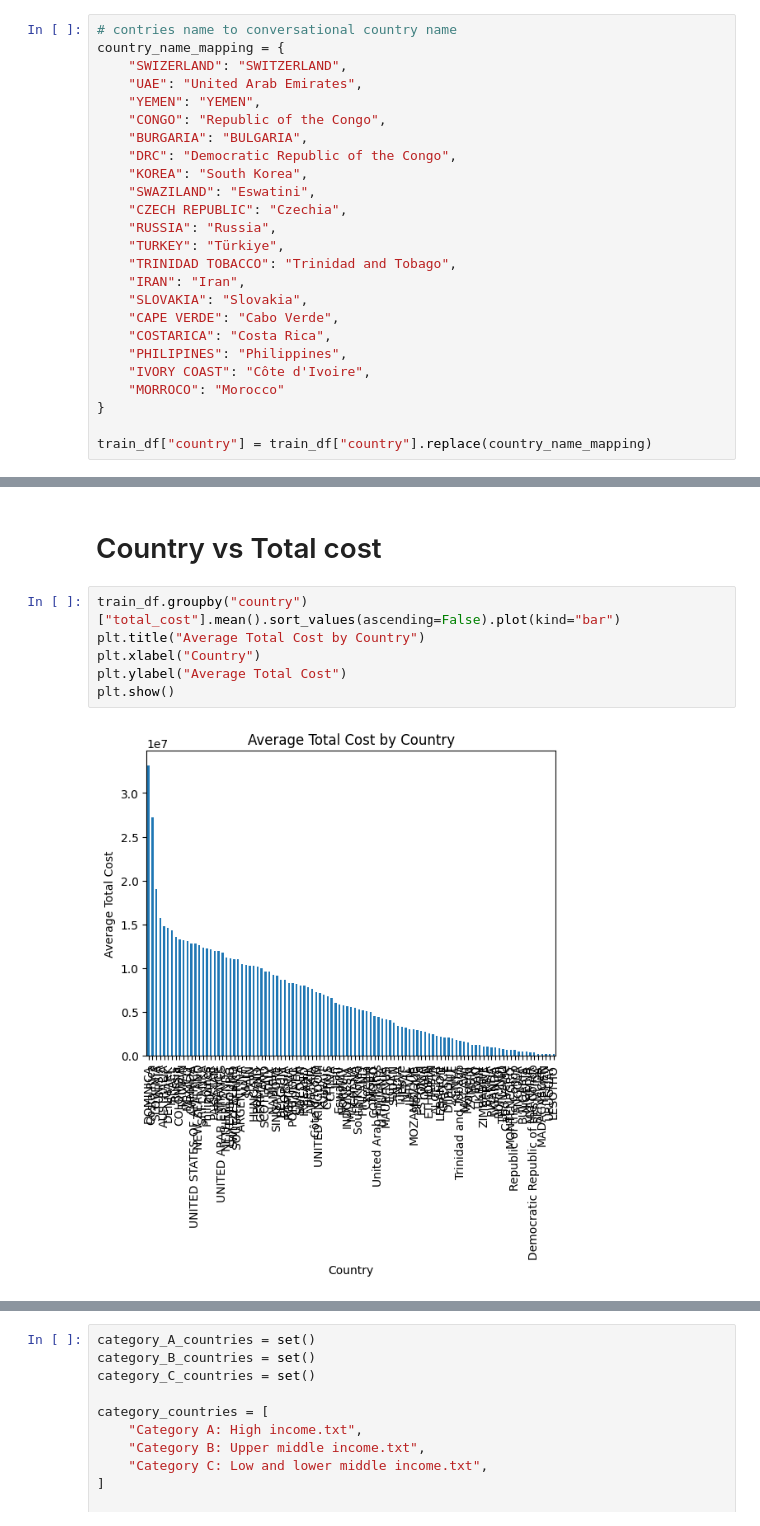
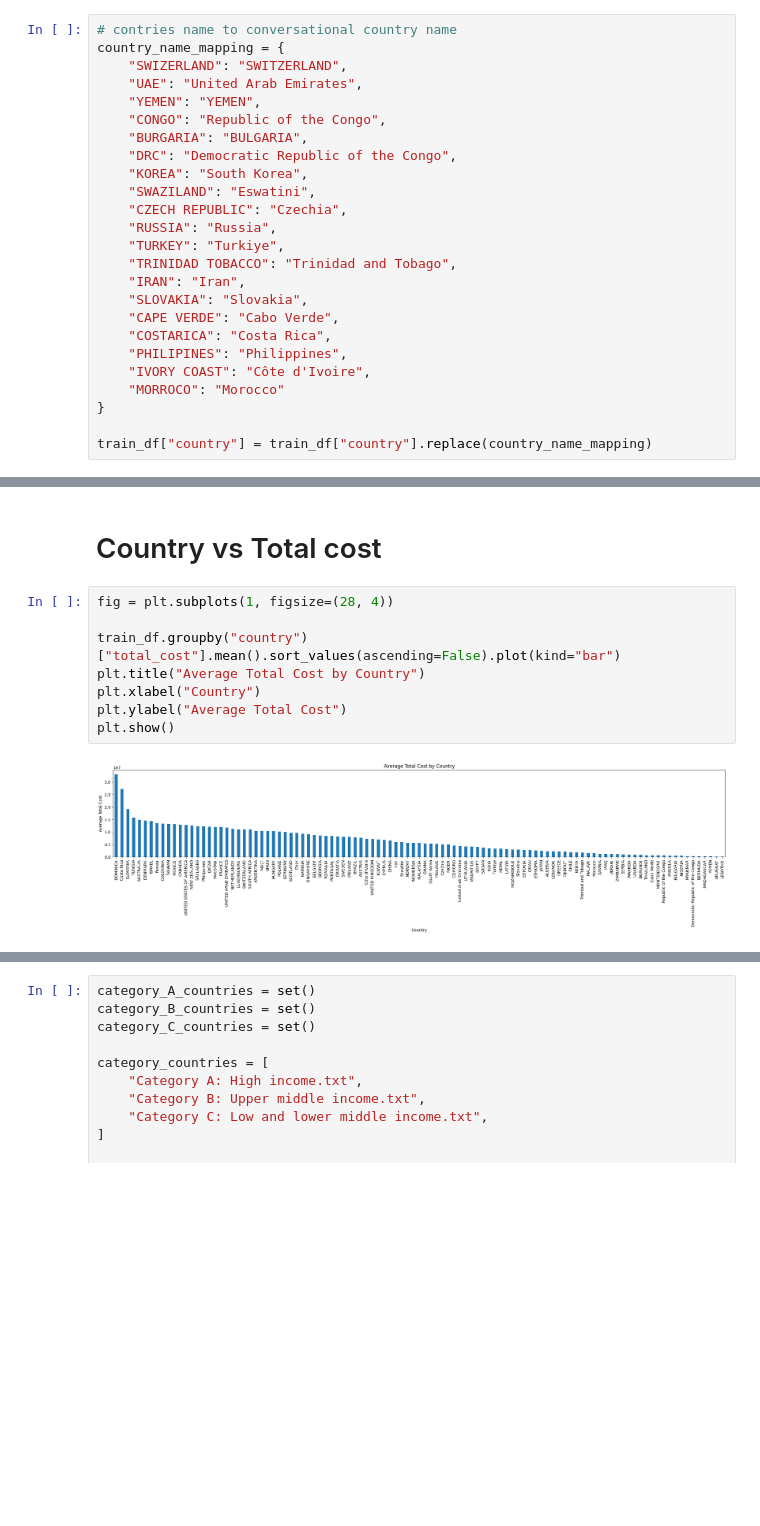
Before and after one commit to segnig/Tanzania-Tourism-Prediction, a Jupyter notebook: main.ipynb, the cells around one changed output, grey strips where cells are left out. Saved outputs shown, nothing was run; the diff lists cells and outputs as text; blank space fills up the shorter version.

```diff
--- a/main.ipynb
+++ b/main.ipynb
@@ -150,7 +179,7 @@ country_name_mapping = {
     "SWAZILAND": "Eswatini",
     "CZECH REPUBLIC": "Czechia",
     "RUSSIA": "Russia",
-    "TURKEY": "Türkiye",
+    "TURKEY": "Turkiye",
     "TRINIDAD TOBACCO": "Trinidad and Tobago",
     "IRAN": "Iran",
     "SLOVAKIA": "Slovakia",
@@ -345,10 +420,12 @@ fig.show()
 # %% [markdown]
 # Country vs Total cost
 # %%
+fig = plt.subplots(1, figsize=(28, 4))
+
 train_df.groupby("country")["total_cost"].mean().sort_values(ascending=False).plot(kind="bar")
 plt.title("Average Total Cost by Country")
 plt.xlabel("Country")
 plt.ylabel("Average Total Cost")
 plt.show()
 # %% [output]
-[figure, old version]
+[figure, new version]
```
Also changed, not shown: parts of 95 cells of this notebook.
